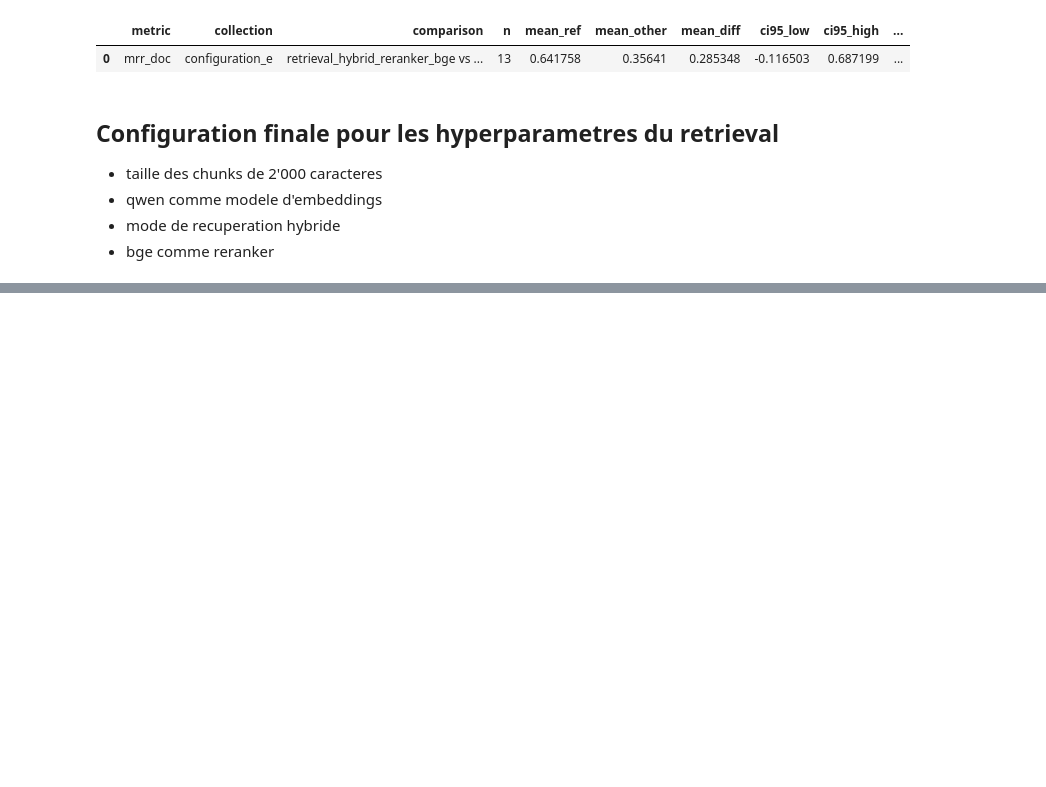
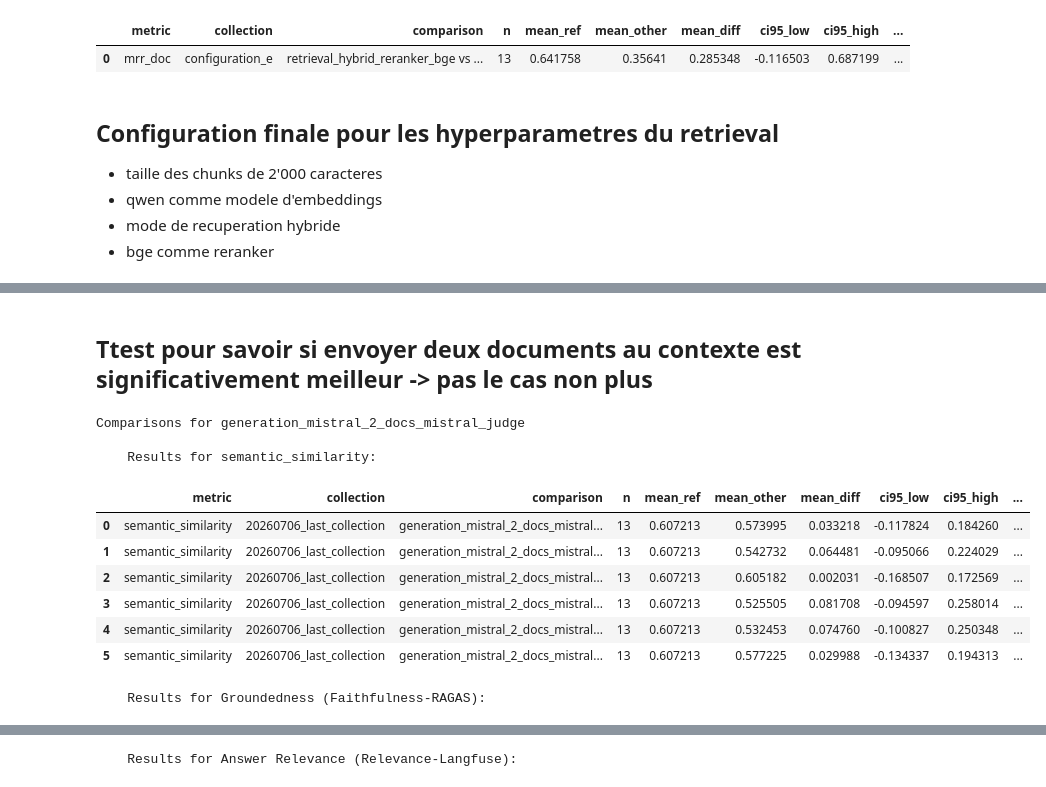
Before and after one commit to epfl-si/polylex-chatbot, a Jupyter notebook: ttest.ipynb, the cells around one changed output, grey strips where cells are left out. Saved outputs shown, nothing was run; the diff lists cells and outputs as text; code cells hidden in the pictures; blank space fills up the shorter version.

```diff
--- a/ttest.ipynb
+++ b/ttest.ipynb
@@ -294,0 +380,16 @@ print(EVALUATION_RESULTS_PATH / "20260702_configurations_comparison_corpus" )
+# %% [markdown]
+## Ttest pour savoir si envoyer deux documents au contexte est significativement meilleur -> pas le cas non plus
+# %%
+get_ttest_generation_results("generation_mistral_2_docs_mistral_judge")
+# %% [output]
+Comparisons for generation_mistral_2_docs_mistral_judge
+
+    Results for semantic_similarity:
+|  | metric | collection | comparison | n | mean_ref | mean_other | mean_diff | ci95_low | ci95_high | ... |
+| 0 | semantic_similarity | 20260706_last_collection | generation_mistral_2_docs_mistral... | 13 | 0.607213 | 0.573995 | 0.033218 | -0.117824 | 0.184260 | ... |
+| 1 | semantic_similarity | 20260706_last_collection | generation_mistral_2_docs_mistral... | 13 | 0.607213 | 0.542732 | 0.064481 | -0.095066 | 0.224029 | ... |
+| 2 | semantic_similarity | 20260706_last_collection | generation_mistral_2_docs_mistral... | 13 | 0.607213 | 0.605182 | 0.002031 | -0.168507 | 0.172569 | ... |
+| 3 | semantic_similarity | 20260706_last_collection | generation_mistral_2_docs_mistral... | 13 | 0.607213 | 0.525505 | 0.081708 | -0.094597 | 0.258014 | ... |
+| 4 | semantic_similarity | 20260706_last_collection | generation_mistral_2_docs_mistral... | 13 | 0.607213 | 0.532453 | 0.074760 | -0.100827 | 0.250348 | ... |
+| 5 | semantic_similarity | 20260706_last_collection | generation_mistral_2_docs_mistral... | 13 | 0.607213 | 0.577225 | 0.029988 | -0.134337 | 0.194313 | ... |
+    Results for Groundedness (Faithfulness-RAGAS):
@@ -294,0 +403 @@ print(EVALUATION_RESULTS_PATH / "20260702_configurations_comparison_corpus" )
+    Results for Answer Relevance (Relevance-Langfuse):
```
Also changed, not shown: parts of 22 cells of this notebook.
